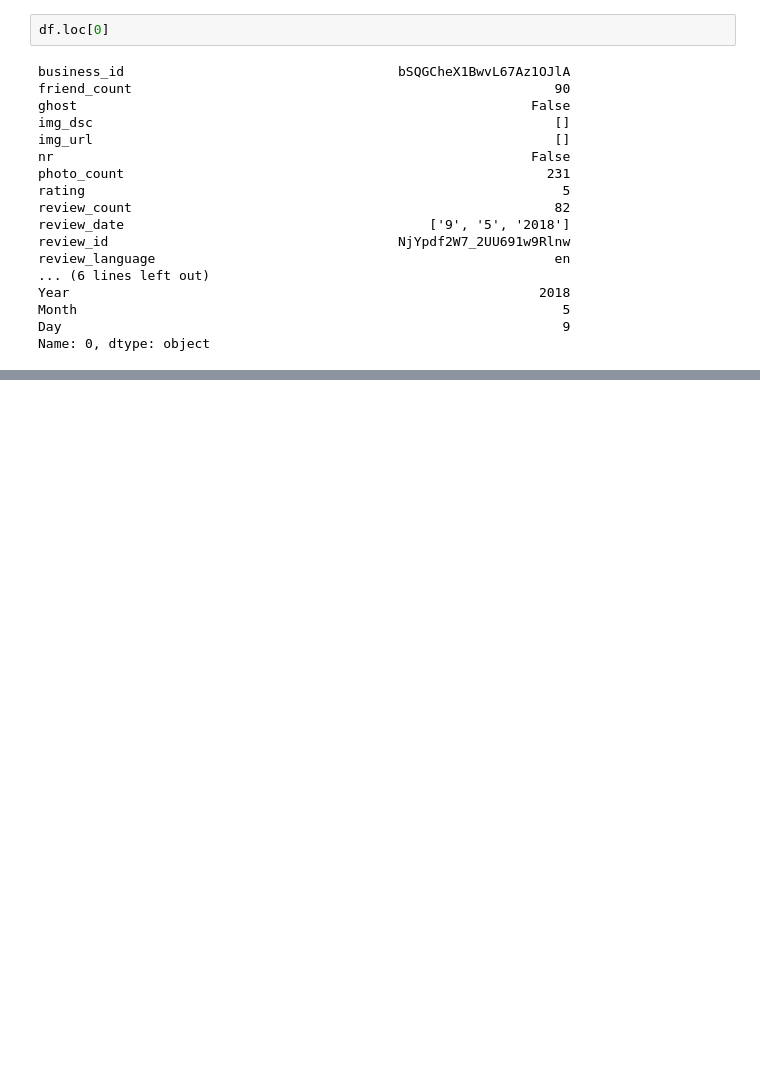
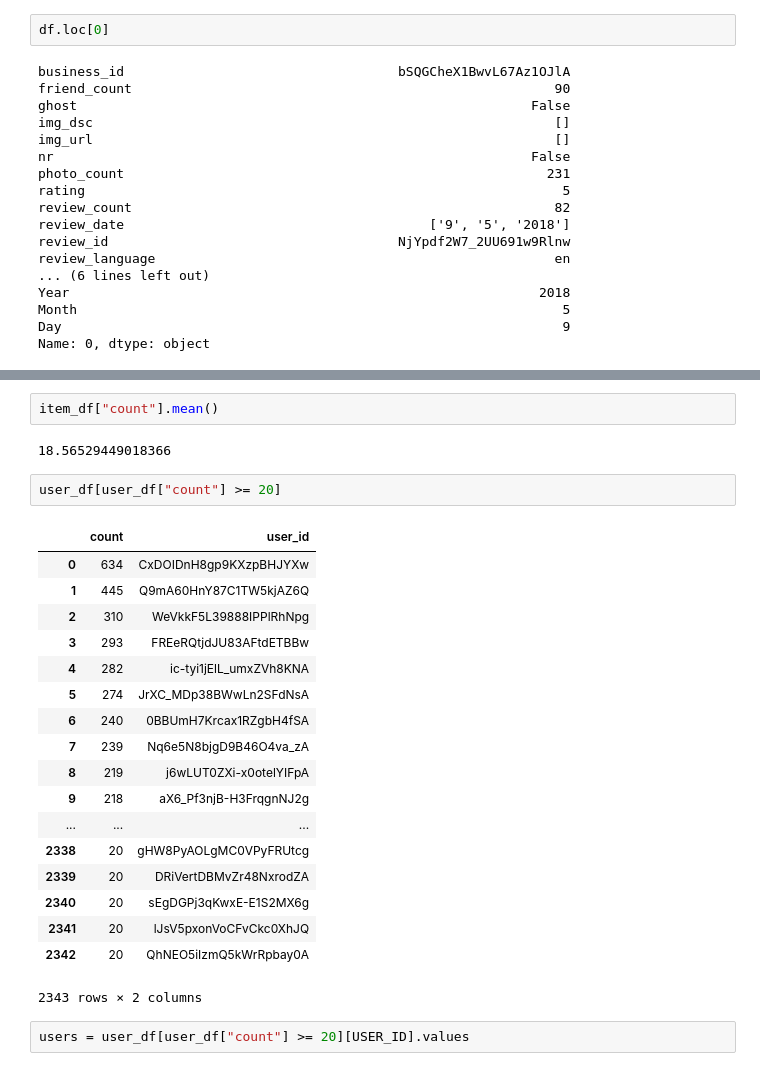
Before and after one commit to litosly/thesis, a Jupyter notebook: data exploration/Yelp Toronto data exploration.ipynb, the cells around one changed output, grey strips where cells are left out. Cells and saved outputs as stored; diff of their text form; blank space fills up the shorter version.

```diff
--- a/data exploration/Yelp Toronto data exploration.ipynb
+++ b/data exploration/Yelp Toronto data exploration.ipynb
@@ -62,0 +192,27 @@ Name: 0, dtype: object
+# %%
+item_df["count"].mean()
+# %% [output]
+18.56529449018366
+# %%
+user_df[user_df["count"] >= 20]
+# %% [output]
+|  | count | user_id |
+| 0 | 634 | CxDOIDnH8gp9KXzpBHJYXw |
+| 1 | 445 | Q9mA60HnY87C1TW5kjAZ6Q |
+| 2 | 310 | WeVkkF5L39888IPPlRhNpg |
+| 3 | 293 | FREeRQtjdJU83AFtdETBBw |
+| 4 | 282 | ic-tyi1jElL_umxZVh8KNA |
+| 5 | 274 | JrXC_MDp38BWwLn2SFdNsA |
+| 6 | 240 | 0BBUmH7Krcax1RZgbH4fSA |
+| 7 | 239 | Nq6e5N8bjgD9B46O4va_zA |
+| 8 | 219 | j6wLUT0ZXi-x0otelYIFpA |
+| 9 | 218 | aX6_Pf3njB-H3FrqgnNJ2g |
+| ... | ... | ... |
+| 2338 | 20 | gHW8PyAOLgMC0VPyFRUtcg |
+| 2339 | 20 | DRiVertDBMvZr48NxrodZA |
+| 2340 | 20 | sEgDGPj3qKwxE-E1S2MX6g |
+| 2341 | 20 | lJsV5pxonVoCFvCkc0XhJQ |
+| 2342 | 20 | QhNEO5iIzmQ5kWrRpbay0A |
+2343 rows × 2 columns
+# %%
+users = user_df[user_df["count"] >= 20][USER_ID].values
```
Also changed, not shown: parts of 48 cells of this notebook.
